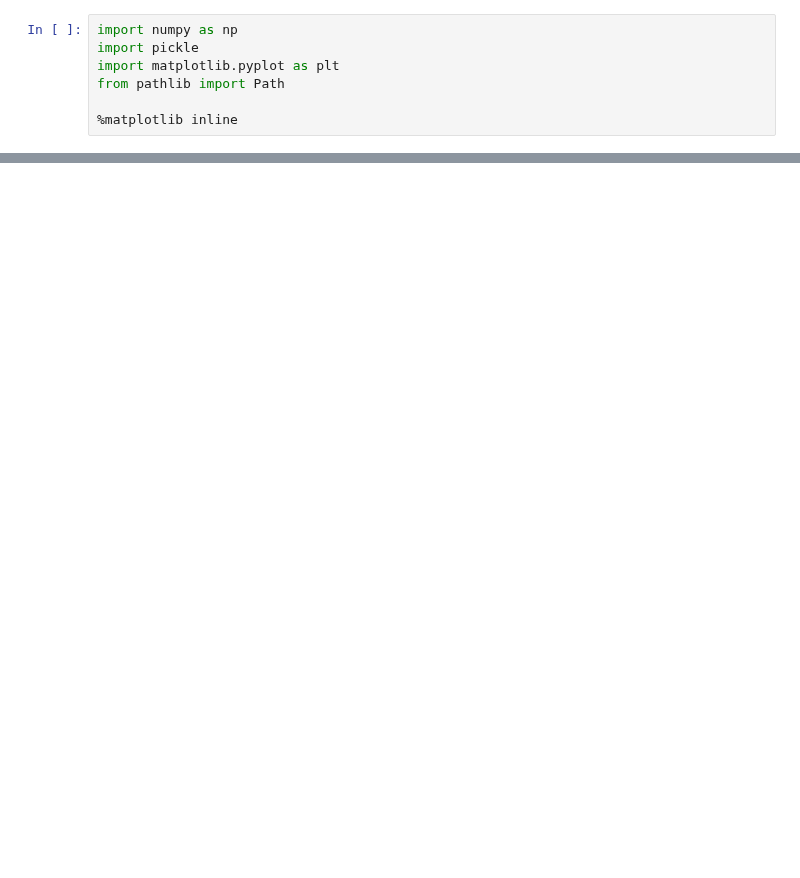
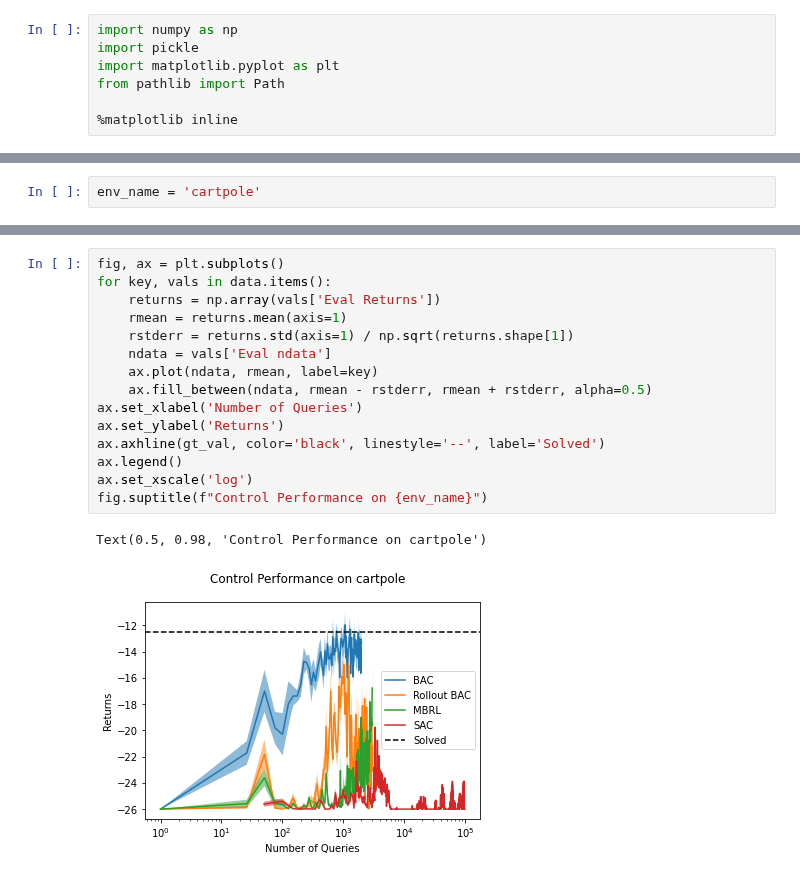
Before and after one commit to fusion-ml/trajectory-information-rl, a Jupyter notebook: notebooks/plot_returns.ipynb, the cells around one changed output, grey strips where cells are left out. Saved outputs shown, nothing was run; the diff lists cells and outputs as text; blank space fills up the shorter version.

```diff
--- a/notebooks/plot_returns.ipynb
+++ b/notebooks/plot_returns.ipynb
@@ -10 +11,3 @@ base_path = Path('../experiments')
+# %%
+env_name = 'cartpole'
 # %%
@@ -96,0 +124,18 @@ Text(0.5, 0, 'Number of Queries')
+# %%
+fig, ax = plt.subplots()
+for key, vals in data.items():
+    returns = np.array(vals['Eval Returns'])
+    rmean = returns.mean(axis=1)
+    rstderr = returns.std(axis=1) / np.sqrt(returns.shape[1])
+    ndata = vals['Eval ndata']
+    ax.plot(ndata, rmean, label=key)
+    ax.fill_between(ndata, rmean - rstderr, rmean + rstderr, alpha=0.5)
+ax.set_xlabel('Number of Queries')
+ax.set_ylabel('Returns')
+ax.axhline(gt_val, color='black', linestyle='--', label='Solved')
+ax.legend()
+ax.set_xscale('log')
+fig.suptitle(f"Control Performance on {env_name}")
+# %% [output]
+Text(0.5, 0.98, 'Control Performance on cartpole')
+[figure, added]
```
Also changed, not shown: parts of 10 cells of this notebook.
